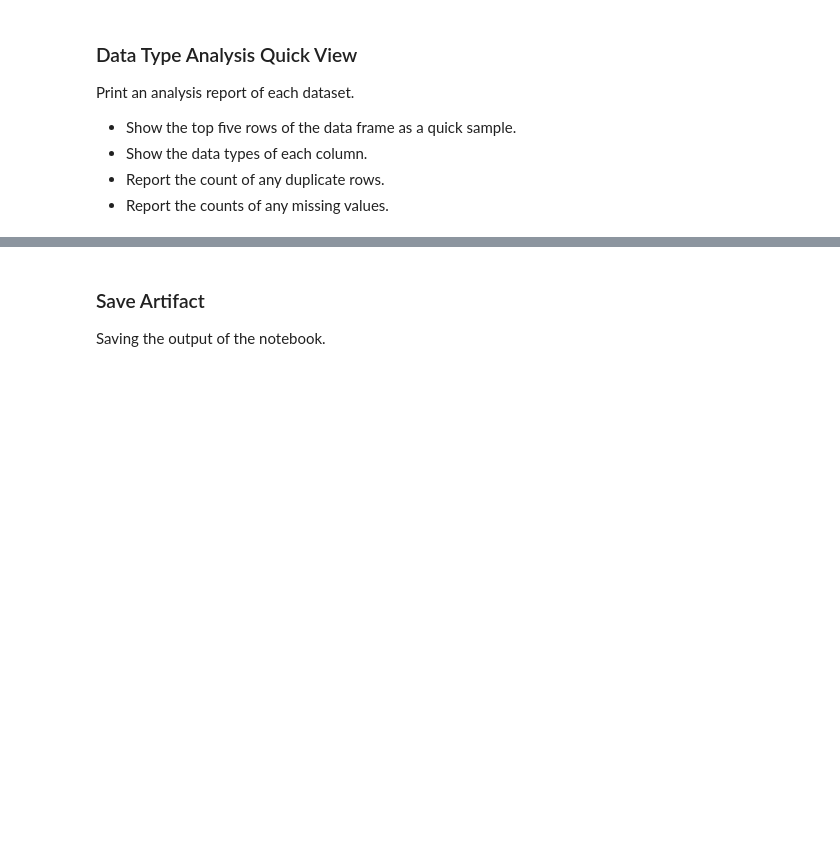
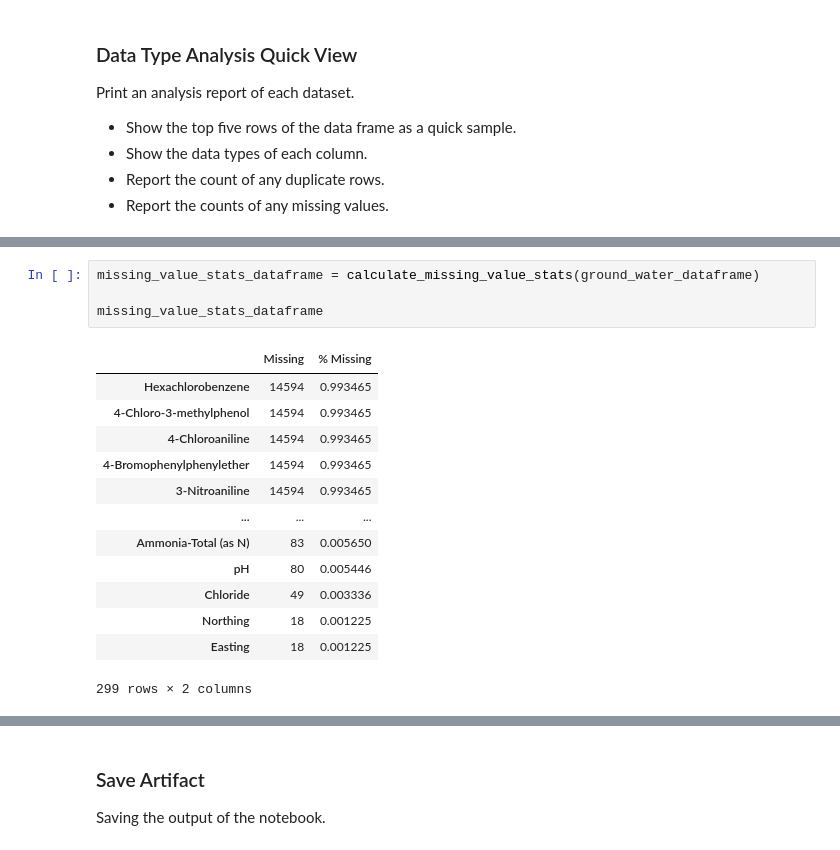
Before and after one commit to TahirAwwad/agriculture-data-analytics, a Jupyter notebook: notebooks/notebook-1-04-eda-water-levels.ipynb, the cells around one changed output, grey strips where cells are left out. Drawn from its saved outputs; the diff is of its cells as text; blank space fills up the shorter version.

```diff
--- a/notebooks/notebook-1-04-eda-water-levels.ipynb
+++ b/notebooks/notebook-1-04-eda-water-levels.ipynb
@@ -108,0 +135,18 @@ Print an analysis report of each dataset.
+# %%
+missing_value_stats_dataframe = calculate_missing_value_stats(ground_water_dataframe)
+
+missing_value_stats_dataframe
+# %% [output]
+|  | Missing | % Missing |
+| Hexachlorobenzene | 14594 | 0.993465 |
+| 4-Chloro-3-methylphenol | 14594 | 0.993465 |
+| 4-Chloroaniline | 14594 | 0.993465 |
+| 4-Bromophenylphenylether | 14594 | 0.993465 |
+| 3-Nitroaniline | 14594 | 0.993465 |
+| ... | ... | ... |
+| Ammonia-Total (as N) | 83 | 0.005650 |
+| pH | 80 | 0.005446 |
+| Chloride | 49 | 0.003336 |
+| Northing | 18 | 0.001225 |
+| Easting | 18 | 0.001225 |
+299 rows × 2 columns
```
Also changed, not shown: parts of 10 cells of this notebook, 1 other file.
